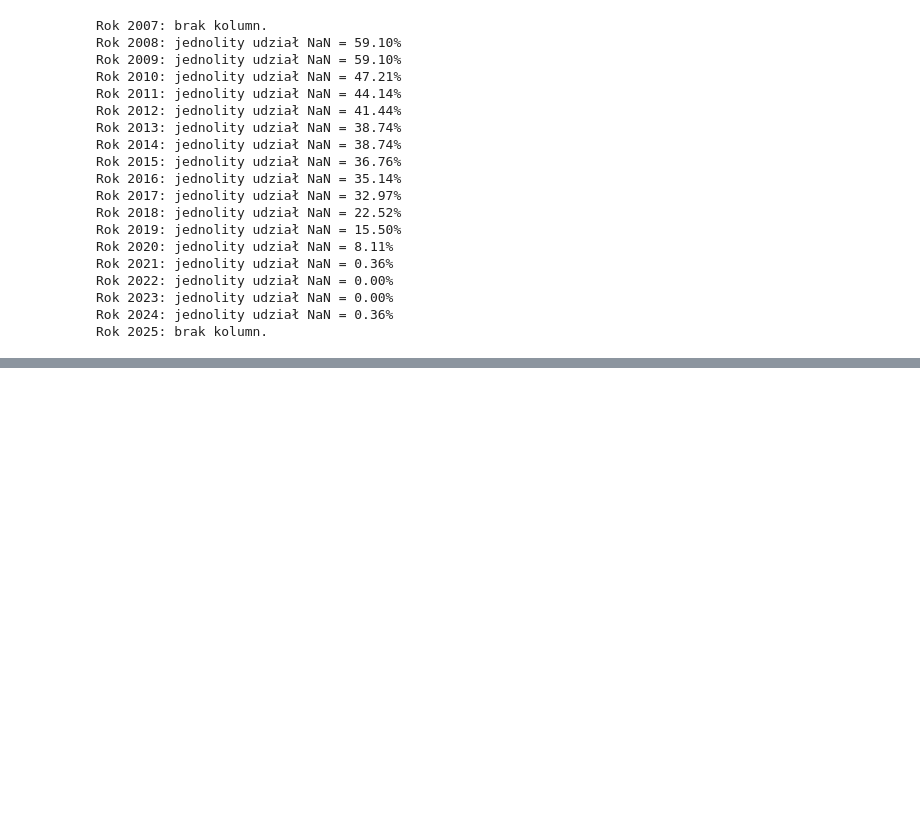
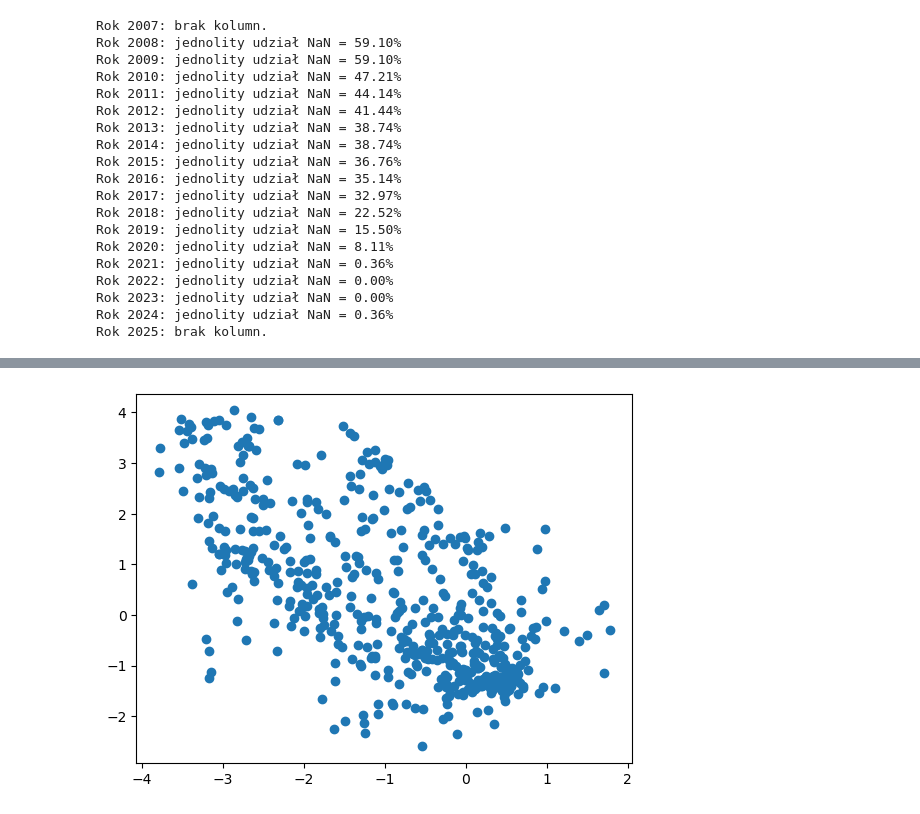
Before and after one commit to Karol315/Ml_project_clasterization, a Jupyter notebook: companies_data_concatenation.ipynb, the cells around one changed output, grey strips where cells are left out. Drawn from its saved outputs; the diff is of its cells as text; code cells hidden in the pictures; blank space fills up the shorter version.

```diff
--- a/companies_data_concatenation.ipynb
+++ b/companies_data_concatenation.ipynb
@@ -327,0 +159,13 @@ KMedoids (euclidean)              7.497114
+# %%
+pca = PCA(n_components=0.8)  # Zachowaj tyle komponentów, aby wyjaśnić ...% wariancji
+X_pca = pca.fit_transform(X_scaled)
+
+
+# --- t-SNE ---
+tsne = TSNE(n_components=2, perplexity=250, random_state=42)
+X_tsne = tsne.fit_transform(X_pca)
+
+plt.scatter(X_tsne[:, 0], X_tsne[:, 1])
+plt.show()
+# %% [output]
+[figure, added]
```
Also changed, not shown: parts of 17 cells of this notebook.
